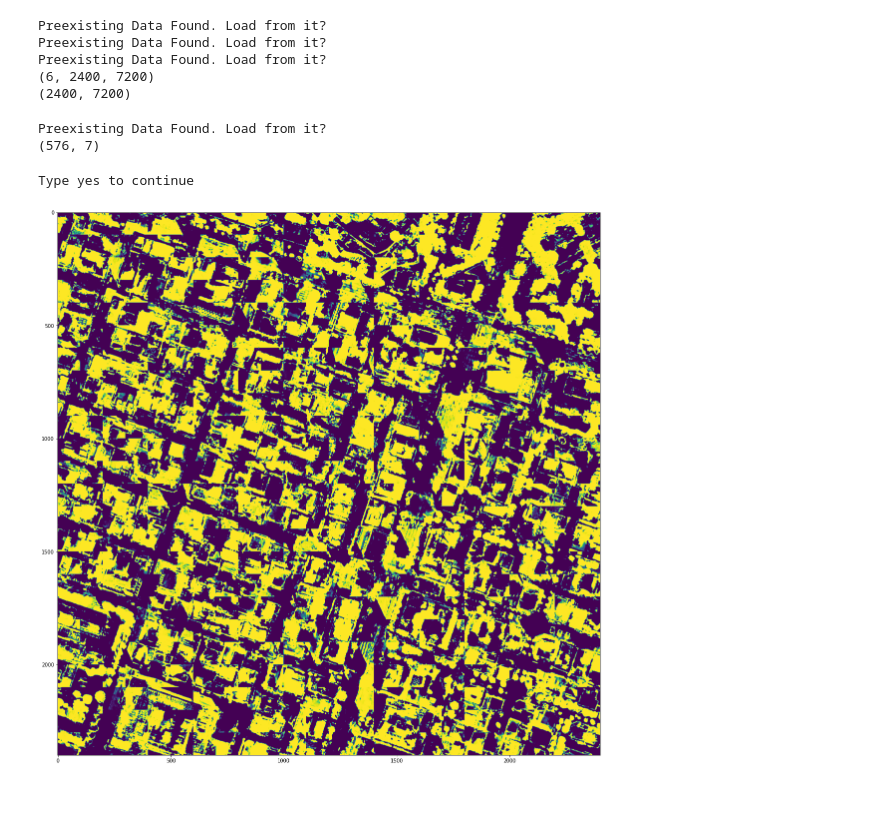
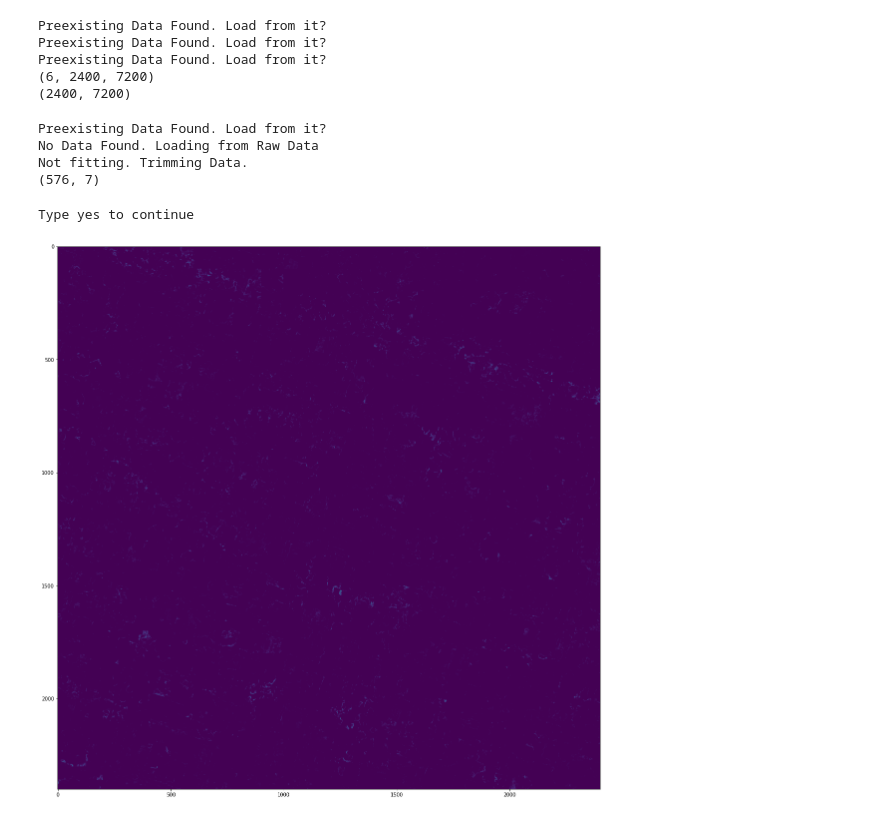
Before and after one commit to Yumbang/Codes, a Jupyter notebook: UrbanGreenSegmentation.ipynb, the cells around one changed output. Drawn from its saved outputs; the diff is of its cells as text; code cells hidden in the pictures.

```diff
--- a/UrbanGreenSegmentation.ipynb
+++ b/UrbanGreenSegmentation.ipynb
@@ -210,14 +210,16 @@ result_path = legacytraining.save_result(model.to('cpu'), dataloader=Dataloaders
 # %%
 model2 = UrbanGreenSegmentation2()
 model2.to(device)
-model2.load_state_dict(torch.load('/home/bcyoon/Byeongchan/Data/N12/Model/Segmentation/2022.8.5/Best_Model_Parameters_of_13:02_bias_false.pth'))
+model2.load_state_dict(torch.load('/home/bcyoon/Byeongchan/Data/Model/Segmentation/Categories_5/2022.8.5/Best_Model_Parameters_of_14:19_Categories_5.pth'))
 raw_data_array_N11 ,raw_target_array_N11, OHE_target_array_N11 = dataprepare.prepare_raw_files('N11')
 N11_prediction_dataset = dataprepare.TrainDataset4(raw_data_array_N11, OHE_target_array_N11, raw_target_array_N11, patch_size = patch_size, is_evaluating = True, train_ratio = train_ratio)
 N11_prediction_dataloader = DataLoader(N11_prediction_dataset, batch_size=2)
 reference_data = '/home/bcyoon/Byeongchan/Data/N11/N11_lidar.tif'
 result_path = legacytraining.save_result2(model2.to('cpu'), dataloader=N11_prediction_dataloader, path='../Data/N11/Model/Segmentation/', description='bias_false', reference_data=reference_data, patch_size=100, device = device)
 # %% [output]
 Preexisting Data Found. Load from it?
+No Data Found. Loading from Raw Data
+Not fitting. Trimming Data.
 (576, 7)
 Type yes to continue
-[figure, old version]
+[figure, new version]
```
Also changed, not shown: 5 other files.
